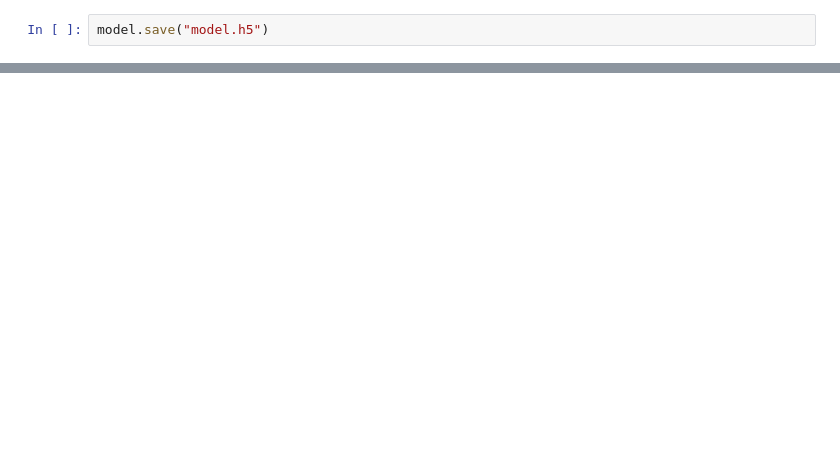
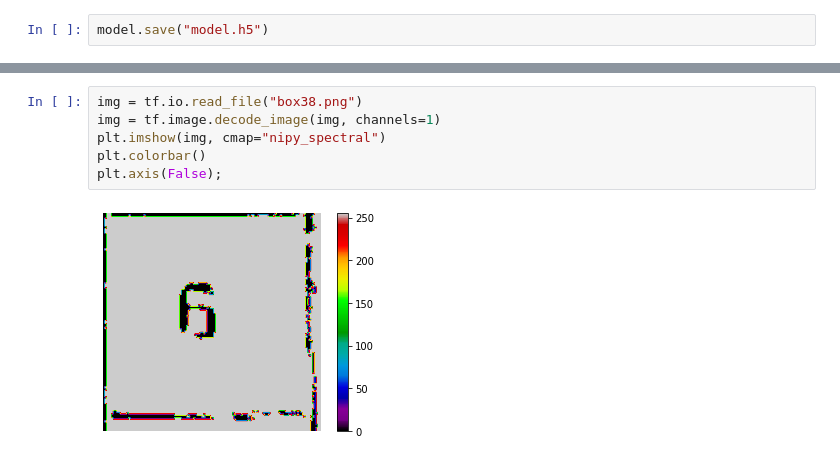
Before and after one commit to indykindyk/Sudoku-solver-opencv, a Jupyter notebook: src/gowno.ipynb, the cells around one changed output, grey strips where cells are left out. Saved outputs shown, nothing was run; the diff lists cells and outputs as text; blank space fills up the shorter version.

```diff
--- a/src/gowno.ipynb
+++ b/src/gowno.ipynb
@@ -133,0 +157,8 @@ model.save("model.h5")
+# %%
+img = tf.io.read_file("box38.png")
+img = tf.image.decode_image(img, channels=1)
+plt.imshow(img, cmap="nipy_spectral")
+plt.colorbar()
+plt.axis(False);
+# %% [output]
+[figure, added]
```
Also changed, not shown: parts of 14 cells of this notebook, 13 other files.
